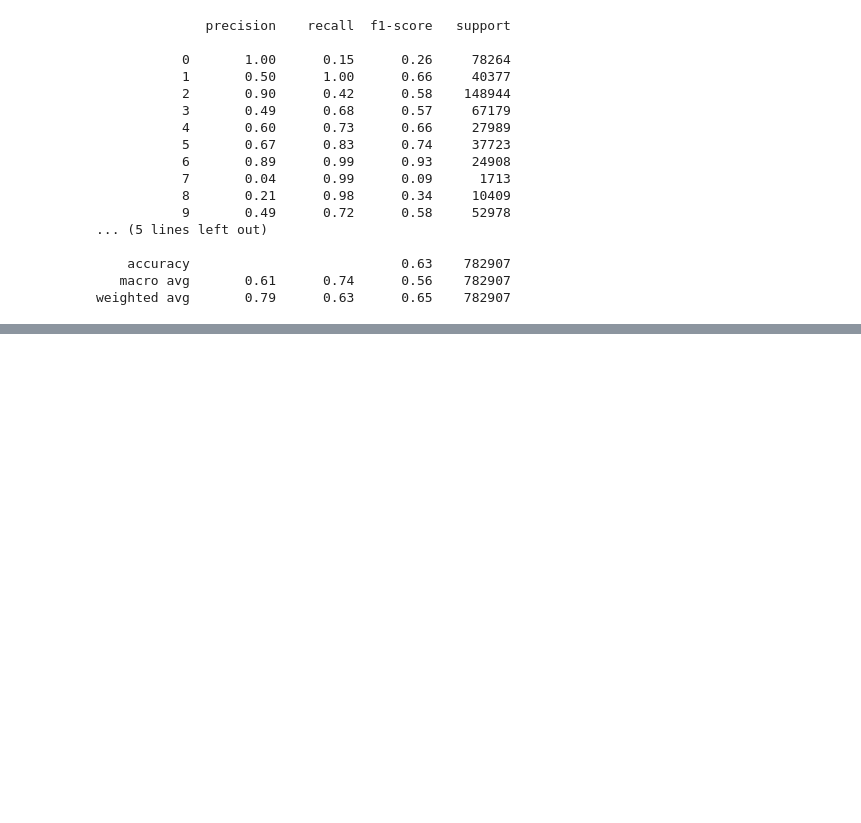
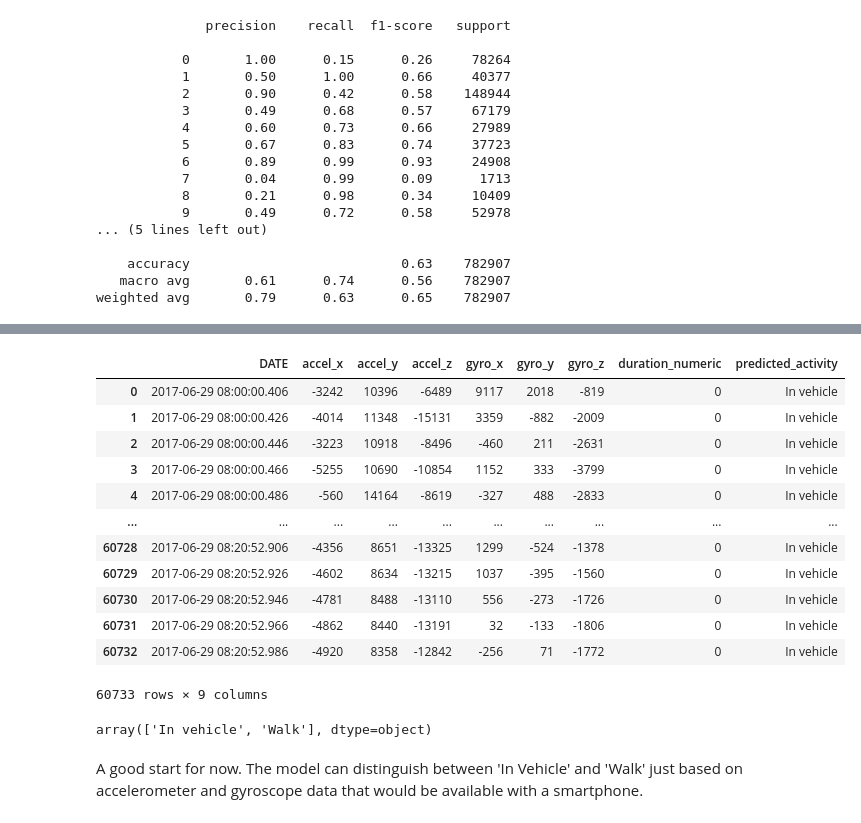
Before and after one commit to twotango/messenger, a Jupyter notebook: Research/Weeks/week_13.ipynb, the cells around one changed output, grey strips where cells are left out. Drawn from its saved outputs; the diff is of its cells as text; code cells hidden in the pictures; blank space fills up the shorter version.

```diff
--- a/Research/Weeks/week_13.ipynb
+++ b/Research/Weeks/week_13.ipynb
@@ -1187,0 +1199,14 @@ weighted avg       0.79      0.63      0.65    782907
+# %%
+filtered_merged_data_glasses = filtered_merged_data_glasses.drop(columns = ['activity'])
+# %%
+filtered_merged_data_glasses['accel_x'] = filtered_merged_data_glasses['ACC_X']
+filtered_merged_data_glasses['accel_y'] = filtered_merged_data_glasses['ACC_Y']
+filtered_merged_data_glasses['accel_z'] = filtered_merged_data_glasses['ACC_Z']
+filtered_merged_data_glasses['gyro_x'] = filtered_merged_data_glasses['GYRO_X']
+filtered_merged_data_glasses['gyro_y'] = filtered_merged_data_glasses['GYRO_Y']
+filtered_merged_data_glasses['gyro_z'] = filtered_merged_data_glasses['GYRO_Z']
+filtered_merged_data_glasses['duration_numeric'] = filtered_merged_data_glasses['duration']
+filtered_merged_data_glasses= filtered_merged_data_glasses.drop(columns =['ACC_X', 'ACC_Y', 'ACC_Z', 'GYRO_X', 'GYRO_Y', 'GYRO_Z'])
+# %%
+filtered_merged_data_glasses= filtered_merged_data_glasses.drop(columns=['duration'])
+filtered_merged_data_glasses
@@ -1187,0 +1227,18 @@ weighted avg       0.79      0.63      0.65    782907
+# %%
+# Load the previously saved model
+model = load_model('/Users/emilkoch/Desktop/2Tango/messenger/research/Model_Save/activity_all.keras')
+
+# Prepare the features from the unlabeled data
+X_unlabeled = filtered_merged_data_glasses[['accel_x', 'accel_z', 'accel_y', 'gyro_x', 'gyro_y', 'gyro_z', 'duration_numeric']]
+
+# Preprocess unlabeled data (assuming you've already standardized the features)
+X_unlabeled_scaled = scaler.transform(X_unlabeled)
+
+# Make predictions
+y_pred = model.predict(X_unlabeled_scaled)
+
+# Inverse transform the predicted labels
+decoded_labels = label_encoder.inverse_transform(np.argmax(y_pred, axis=1))
+
+# Add the decoded labels to the DataFrame
+filtered_merged_data_glasses['predicted_activity'] = decoded_labels
@@ -1187,0 +1247,22 @@ weighted avg       0.79      0.63      0.65    782907
+# %%
+filtered_merged_data_glasses
+# %% [output]
+|  | DATE | accel_x | accel_y | accel_z | gyro_x | gyro_y | gyro_z | duration_numeric | predicted_activity |
+| 0 | 2017-06-29 08:00:00.406 | -3242 | 10396 | -6489 | 9117 | 2018 | -819 | 0 | In vehicle |
+| 1 | 2017-06-29 08:00:00.426 | -4014 | 11348 | -15131 | 3359 | -882 | -2009 | 0 | In vehicle |
+| 2 | 2017-06-29 08:00:00.446 | -3223 | 10918 | -8496 | -460 | 211 | -2631 | 0 | In vehicle |
+| 3 | 2017-06-29 08:00:00.466 | -5255 | 10690 | -10854 | 1152 | 333 | -3799 | 0 | In vehicle |
+| 4 | 2017-06-29 08:00:00.486 | -560 | 14164 | -8619 | -327 | 488 | -2833 | 0 | In vehicle |
+| ... | ... | ... | ... | ... | ... | ... | ... | ... | ... |
+| 60728 | 2017-06-29 08:20:52.906 | -4356 | 8651 | -13325 | 1299 | -524 | -1378 | 0 | In vehicle |
+| 60729 | 2017-06-29 08:20:52.926 | -4602 | 8634 | -13215 | 1037 | -395 | -1560 | 0 | In vehicle |
+| 60730 | 2017-06-29 08:20:52.946 | -4781 | 8488 | -13110 | 556 | -273 | -1726 | 0 | In vehicle |
+| 60731 | 2017-06-29 08:20:52.966 | -4862 | 8440 | -13191 | 32 | -133 | -1806 | 0 | In vehicle |
+| 60732 | 2017-06-29 08:20:52.986 | -4920 | 8358 | -12842 | -256 | 71 | -1772 | 0 | In vehicle |
+60733 rows × 9 columns
+# %%
+filtered_merged_data_glasses['predicted_activity'].unique()
+# %% [output]
+array(['In vehicle', 'Walk'], dtype=object)
+# %% [markdown]
+A good start for now. The model can distinguish between 'In Vehicle' and 'Walk' just based on accelerometer and gyroscope data that would be available with a smartphone.
```
Also changed, not shown: parts of 10 cells of this notebook.
